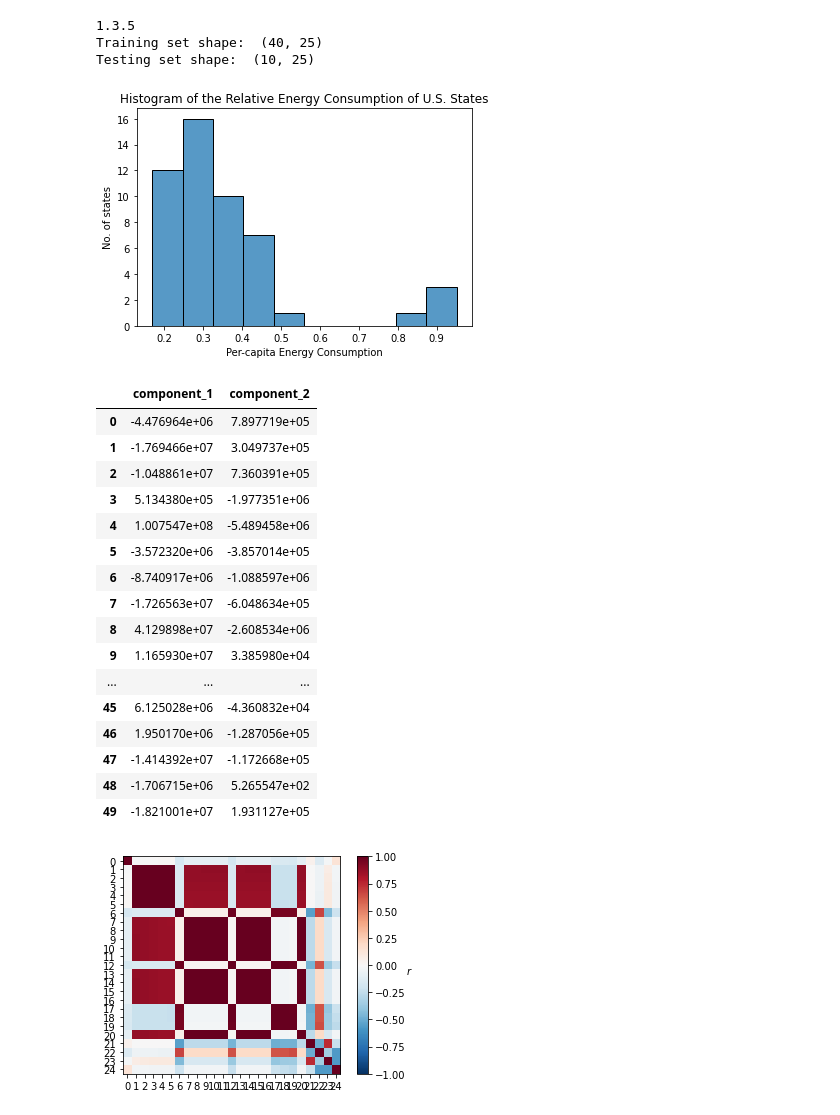
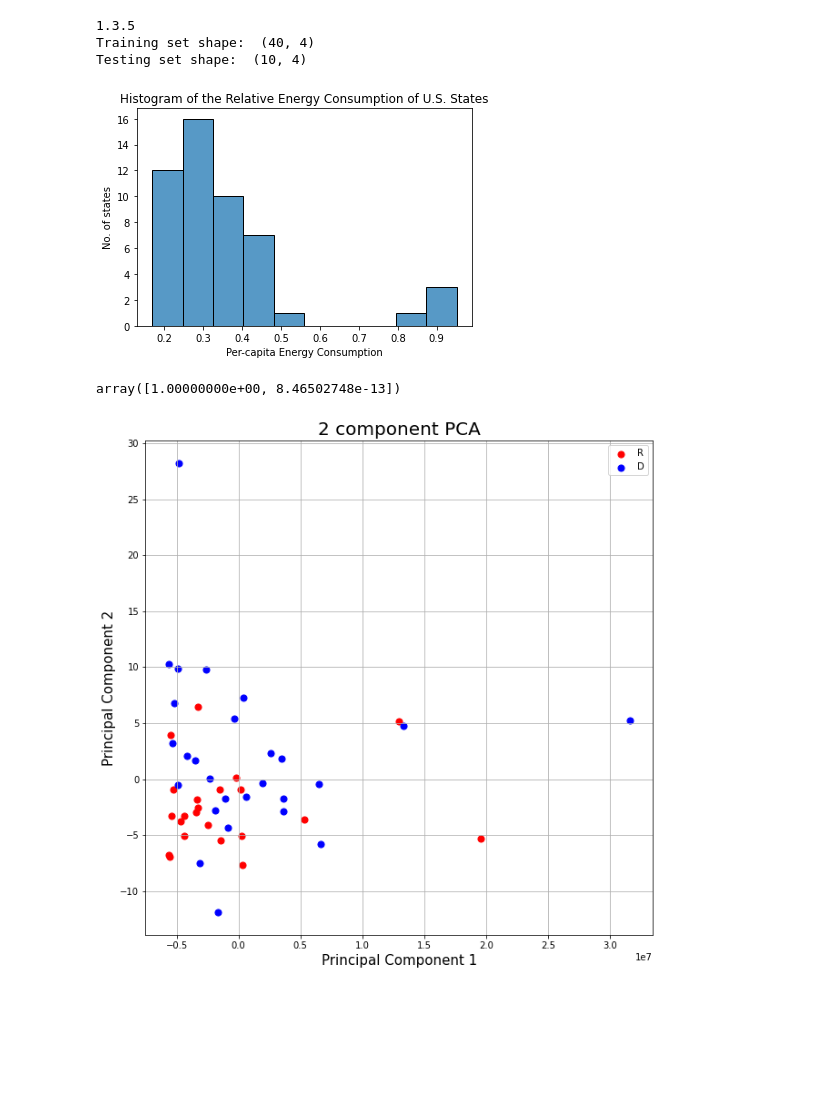
Before and after one commit to vkodithala/NRG, a Jupyter notebook: NRG_Data_Preprocessing.ipynb, the cells around one changed output. Cells and saved outputs as stored; diff of their text form; code cells hidden in the pictures; blank space fills up the shorter version.

```diff
--- a/NRG_Data_Preprocessing.ipynb
+++ b/NRG_Data_Preprocessing.ipynb
@@ -101,6 +60,8 @@ df.insert(loc=16, column='RNETMIG2014', value=pop_2014)
 political_party = ['R', 'R', 'R', 'R', 'D', 'D', 'D', 'D', 'R', 'D', 'D', 'R', 'D', 'R', 'D', 'R', 'D', 'D', 'D', 'D', 'D', 'D', 'D', 'R', 'R', 'R', 'R', 'D', 'D', 'D', 'D', 'D', 'D', 'R', 'R', 'R', 'D', 'D', 'D', 'R', 'R', 'R', 'R', 'R', 'D','D', 'D', 'R', 'E', 'R']
 df.insert(loc=1, column='Dominant_Party', value=political_party)
 
+
+
 #converting our cleaned dataset to a .csv file
 df.to_csv('clean_NRG_data.csv')
 df = pd.read_csv('clean_NRG_data.csv')
@@ -146,12 +107,13 @@ import seaborn as sns
 totalc = df['AveragePerCapita_2010.2014']
 sns.histplot(totalc).set(xlabel = "Per-capita Energy Consumption", ylabel = "No. of states", title = "Histogram of the Relative Energy Consumption of U.S. States")
 
-#setting up train-test split
+#setting up train-test split, not currently being used in the PCA though
 from sklearn.model_selection import train_test_split
-df_usable = df.drop(columns = ['StateCodes', 'Dominant_Party'])
-X = df_usable.drop(columns = ['AverageC_2010.2014'])
+df_usable = pd.get_dummies(df, columns=['Dominant_Party'])
+df_usable = df.drop(columns = ['Dominant_Party', 'StateCodes'])
+X = df_usable[['AveragePop_2010.2014', 'TotalPrice2012', 'TotalPrice2013', 'TotalPrice2014']]
 y = df_usable['AverageC_2010.2014']
-X_train, X_test, y_train, y_rem = train_test_split(X, y, test_size = 0.2, shuffle = True)
+X_train, X_test, y_train, y_test = train_test_split(X, y, test_size = 0.2, shuffle = True)
 print('Training set shape: ', X_train.shape)
 print('Testing set shape: ', X_test.shape)
 
@@ -163,41 +125,37 @@ X_train = scaler.transform(X_train)
 X_test = scaler.transform(X_test)
 # %% [output]
 1.3.5
-Training set shape:  (40, 25)
-Testing set shape:  (10, 25)
+Training set shape:  (40, 4)
+Testing set shape:  (10, 4)
 [figure]
 # %%
+#setting up principal component analysis
 from sklearn.decomposition import PCA
 pca = PCA(n_components=2)
 principal_components = pca.fit_transform(X)
-principal_df = pd.DataFrame(data = principal_components, columns = ['component_1', 'component_2'])
-principal_df
+principal_df = pd.DataFrame(data = principal_components, columns = ['principal component 1', 'principal component 2'])
+final_df = pd.concat([principal_df, df[['Dominant_Party']]], axis=1)
-# %% [output]
-|  | component_1 | component_2 |
-| 0 | -4.476964e+06 | 7.897719e+05 |
-| 1 | -1.769466e+07 | 3.049737e+05 |
-| 2 | -1.048861e+07 | 7.360391e+05 |
-| 3 | 5.134380e+05 | -1.977351e+06 |
-| 4 | 1.007547e+08 | -5.489458e+06 |
-| 5 | -3.572320e+06 | -3.857014e+05 |
-| 6 | -8.740917e+06 | -1.088597e+06 |
-| 7 | -1.726563e+07 | -6.048634e+05 |
-| 8 | 4.129898e+07 | -2.608534e+06 |
-| 9 | 1.165930e+07 | 3.385980e+04 |
-| ... | ... | ... |
-| 45 | 6.125028e+06 | -4.360832e+04 |
-| 46 | 1.950170e+06 | -1.287056e+05 |
-| 47 | -1.414392e+07 | -1.172668e+05 |
-| 48 | -1.706715e+06 | 5.265547e+02 |
-| 49 | -1.821001e+07 | 1.931127e+05 |
-# %%
-ax = plt.axes()
-
-im = ax.imshow(np.corrcoef(X.T), cmap='RdBu_r', vmin=-1, vmax=1)
-ax.set_xticks([i for i in range(25)])
-ax.set_yticks([i for i in range(25)])
-
-plt.colorbar(im).ax.set_ylabel("$r$", rotation=0)
-plt.show()
-# %% [output]
-[figure, removed]
+# %%
+#creating a graph to visualize the PCA
+fig = plt.figure(figsize = (10,10))
+ax = fig.add_subplot(1,1,1)
+ax.set_xlabel('Principal Component 1', fontsize = 15)
+ax.set_ylabel('Principal Component 2', fontsize = 15)
+ax.set_title('2 component PCA', fontsize = 20)
+targets = ['R', 'D']
+colors = ['r', 'b']
+for target, color in zip(targets,colors):
+    indicesToKeep = final_df['Dominant_Party'] == target
+    ax.scatter(final_df.loc[indicesToKeep, 'principal component 1']
+               , final_df.loc[indicesToKeep, 'principal component 2']
+               , c = color
+               , s = 50)
+ax.legend(targets)
+ax.grid()
+
+#printing how much information (variance) can be attributed to each of the principal components
+pca.explained_variance_ratio_
+#99.67% of the information is covered by the PCA
+# %% [output]
+array([1.00000000e+00, 8.46502748e-13])
+[figure, added]
```
Also changed, not shown: parts of 3 cells of this notebook.
